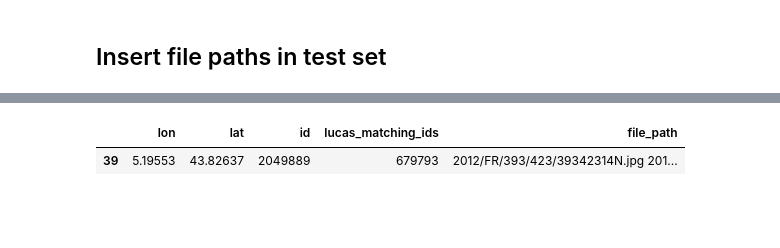
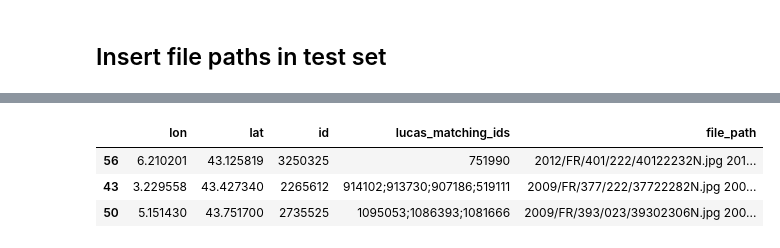
Before and after one commit to plantnet/malpolon, a Jupyter notebook: examples/custom_train/multiscale_jrc/Pre-processing_error_detection.ipynb, the cells around one changed output, grey strips where cells are left out. Cells and saved outputs as stored; diff of their text form; code cells hidden in the pictures; blank space fills up the shorter version.

```diff
--- a/examples/custom_train/multiscale_jrc/Pre-processing_error_detection.ipynb
+++ b/examples/custom_train/multiscale_jrc/Pre-processing_error_detection.ipynb
@@ -252,20 +323,29 @@ Index(['PlotObservationID_eva', 'surveyId', 'lon', 'lat', 'lucas_matching_ids',
 Name: lucas_matching_ids, dtype: object
 # %%
-df_test_noisy['file_path'] = ['']*len(df_test_noisy)
-for rowi, row in tqdm(df_test_noisy.copy().iterrows(), total=df_test_noisy.copy().shape[0]):
-    fps_lucas = ''
-    lucas_ids = row['lucas_matching_ids'].split()
-    for k, lucas_id in enumerate(lucas_ids):
-        df_slice = df_train_val_noisy[df_train_val_noisy['id'] == int(lucas_id)]
-        file_paths = df_slice['file_path'].tolist()
-        if file_paths == []:
-            print(f"[WARNING] Lucas ID {df_slice['id']} not found")
-        fps_lucas += ' '.join(file_paths)
-        fps_lucas += ';' if len(lucas_ids) > 1 and k < len(lucas_ids)-1 else ''
-    df_test_noisy.loc[rowi, 'lucas_matching_ids'] = ';'.join(lucas_ids)
-    df_test_noisy.loc[rowi, 'file_path'] = fps_lucas
+for seed in tqdm(seeds, 'Random seeds processed'):
+    fp_lucas_test_noisy =  os.path.join(ROOT_PATH_GPS_NOISY, f'glc24_pa_test_private_CBN-med_matching-LUCAS-500m_noise_mixture_seed{seed}.csv')
+    df_test_noisy = pd.read_csv(fp_lucas_test_noisy)
+
+    df_test_noisy['file_path'] = ['']*len(df_test_noisy)
+    for rowi, row in tqdm(df_test_noisy.copy().iterrows(), total=df_test_noisy.copy().shape[0]):
+        fps_lucas = ''
+        lucas_ids = row['lucas_matching_ids'].split()
+        for k, lucas_id in enumerate(lucas_ids):
+            df_slice = df_train_val_noisy[df_train_val_noisy['id'] == int(lucas_id)]
+            file_paths = df_slice['file_path'].tolist()
+            if file_paths == []:
+                print(f"[WARNING] Lucas ID {df_slice['id']} not found")
+            fps_lucas += ' '.join(file_paths)
+            fps_lucas += ';' if len(lucas_ids) > 1 and k < len(lucas_ids)-1 else ''
+        df_test_noisy.loc[rowi, 'lucas_matching_ids'] = ';'.join(lucas_ids)
+        df_test_noisy.loc[rowi, 'file_path'] = fps_lucas
+
+    df_test_noisy_surveyIds_groupby = df_test_noisy.drop_duplicates(subset="surveyId", keep="first")
+    df_test_noisy.to_csv(fp_lucas_test_noisy, index=False)
+
+display(df_test_noisy.sample(3)[['lon', 'lat', 'id', 'lucas_matching_ids', 'file_path']])
+# %% [output]
+|  | lon | lat | id | lucas_matching_ids | file_path |
+| 56 | 6.210201 | 43.125819 | 3250325 | 751990 | 2012/FR/401/222/40122232N.jpg 201... |
+| 43 | 3.229558 | 43.427340 | 2265612 | 914102;913730;907186;519111 | 2009/FR/377/222/37722282N.jpg 200... |
+| 50 | 5.151430 | 43.751700 | 2735525 | 1095053;1086393;1081666 | 2009/FR/393/023/39302306N.jpg 200... |
-# %%
-display(df_test_noisy.sample(1)[['lon', 'lat', 'id', 'lucas_matching_ids', 'file_path']])
-# %% [output]
-|  | lon | lat | id | lucas_matching_ids | file_path |
-| 39 | 5.19553 | 43.82637 | 2049889 | 679793 | 2012/FR/393/423/39342314N.jpg 201... |
```
Also changed, not shown: parts of 13 cells of this notebook.
